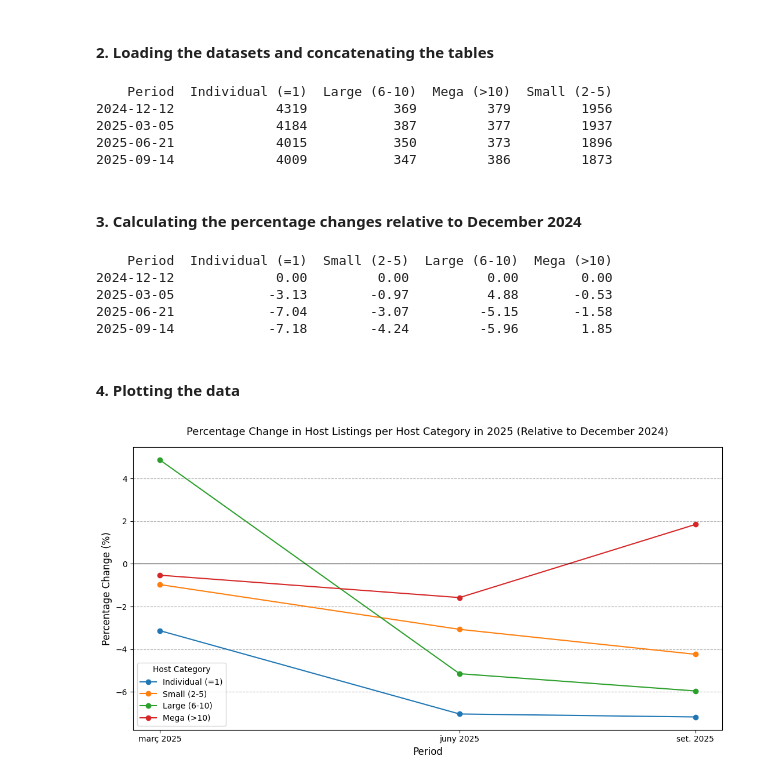
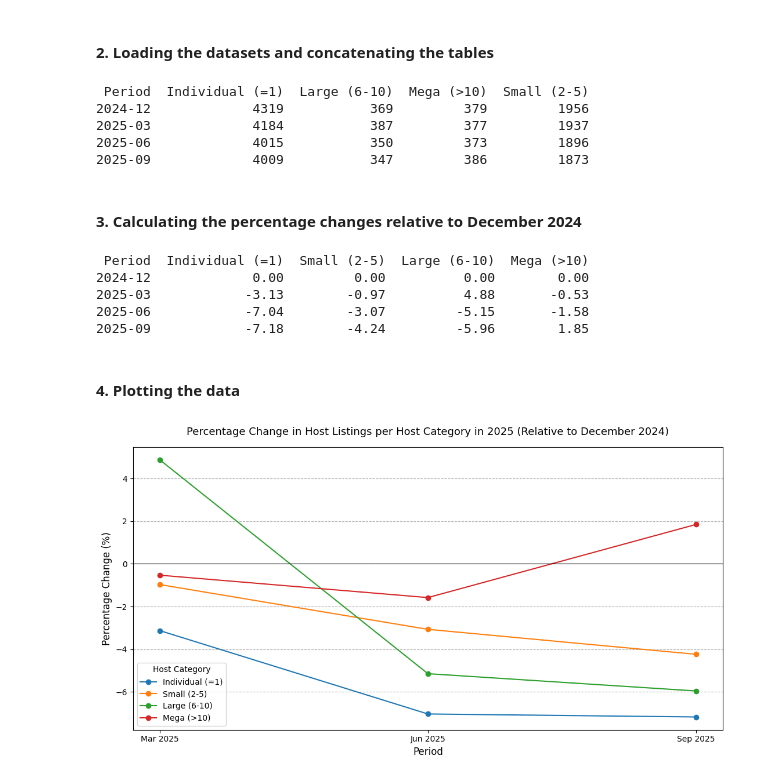
Before and after one commit to polperez05/Final_Project, a Jupyter notebook: notebooks/part2.ipynb, the cells around one changed output. Cells and saved outputs as stored; diff of their text form; code cells hidden in the pictures.

```diff
--- a/notebooks/part2.ipynb
+++ b/notebooks/part2.ipynb
@@ -63,9 +63,13 @@ def load_listings(file_name):
     df = df.dropna(subset='Period')
     df = df.drop_duplicates(subset='Host ID')
 
-    # Convert the first Period value into datetime format and set it for all the rows.
+    # Convert the Period value into datetime.
     df["Period"] = pd.to_datetime(df["Period"], format="%Y-%m-%d")
+    # We take the minimum date from that month:
     period = df["Period"].min()
+    # And convert the period to just the month and the year.
+    period = period.strftime('%Y-%m')
+    # And finally we convert the column to the month and the year for simplicity.
     df["Period"] = period
 
     # Assign a category to each host by applying the categorize() function we created before.
@@ -105,11 +109,11 @@ tables = sorted(tables, key=lambda df: df["Period"].iloc[0])
 df_full = pd.concat(tables, ignore_index=True)
 print(df_full.to_string(index=False))
 # %% [output]
-    Period  Individual (=1)  Large (6-10)  Mega (>10)  Small (2-5)
-2024-12-12             4319           369         379         1956
-2025-03-05             4184           387         377         1937
-2025-06-21             4015           350         373         1896
-2025-09-14             4009           347         386         1873
+ Period  Individual (=1)  Large (6-10)  Mega (>10)  Small (2-5)
+2024-12             4319           369         379         1956
+2025-03             4184           387         377         1937
+2025-06             4015           350         373         1896
+2025-09             4009           347         386         1873
 # %% [markdown]
 #### 3. Calculating the percentage changes relative to December 2024
 # %%
@@ -129,15 +133,12 @@ for col in cols:
 
 # We then print the table hiding the index rows as before with .to_string(index=False), for a cleaner look.
 print(df_full_pct.to_string(index=False))
-
-# We download the percentages dataset in the processed data folder that we will use for the graph.
-df_full_pct.to_csv("../data/full_dataframe_pct.csv.gz", index=False, compression="gzip")
 # %% [output]
-    Period  Individual (=1)  Small (2-5)  Large (6-10)  Mega (>10)
-2024-12-12             0.00         0.00          0.00        0.00
-2025-03-05            -3.13        -0.97          4.88       -0.53
-2025-06-21            -7.04        -3.07         -5.15       -1.58
-2025-09-14            -7.18        -4.24         -5.96        1.85
+ Period  Individual (=1)  Small (2-5)  Large (6-10)  Mega (>10)
+2024-12             0.00         0.00          0.00        0.00
+2025-03            -3.13        -0.97          4.88       -0.53
+2025-06            -7.04        -3.07         -5.15       -1.58
+2025-09            -7.18        -4.24         -5.96        1.85
 # %% [markdown]
 #### 4. Plotting the data
 # %%
@@ -147,34 +148,35 @@ df_2025 = df_full_pct.iloc[1:].copy()
 
 # We specify the size of the figure object we want to create.
 plt.figure(figsize=(11, 6))
 
 # Loop through each host category and plot a line with the value of the percentage change
 # for each period, with a circle. label=col makes sure the legend will be correct.
 for col in cols:
     plt.plot(df_2025['Period'], df_2025[col], marker='o', label=col)
 
 # We define the title and the labels for the x and y-axes.
 plt.title("Percentage Change in Host Listings per Host Category in 2025 (Relative to December 2024)", pad=15, fontsize=13)
 plt.xlabel("Period",fontsize=12)
 plt.ylabel("Percentage Change (%)", fontsize=12)
 
 # We show the periods that we have data for in the x-axis formatted as ('Month Year') labels.
-# .dt is the Pandas datetime accessor, strftime() formats datetime with a string,
-# and '%b %Y' is the abbreviated month and the year.
+# To convert the Period date of each value x to a datetime for the plot,
+# we use pd.to_datetime and specify the format we would like.
 dates = df_2025['Period']
-date_labels = df_2025['Period'].dt.strftime('%b %Y')
+date_labels = df_2025['Period'].apply(lambda x: pd.to_datetime(x).strftime('%b %Y'))
+# We tell matplotlib to use the positions dates from df_2025['Period'] and place the labels we have created.
 plt.xticks(dates, date_labels)
 
 # We add the title of the legend and locate it in the lower left corner.
 plt.legend(title='Host Category', loc = 'lower left')
 # We add discontinuous lines.
 plt.grid(axis = 'y', linestyle = '--')
 # We add a black line to represent the 0% percentage change with respect to December 2024.
 plt.axhline(0, color='black', linestyle = '-', linewidth = 0.8)
 # We make sure there are no elements overlapping.
 plt.tight_layout()
 
 # Finally, we save the graph in the reports folder with the name 'graph4.png'.
 plt.savefig('../reports/graph3.png')
 # %% [output]
-[figure, old version]
+[figure, new version]
```
